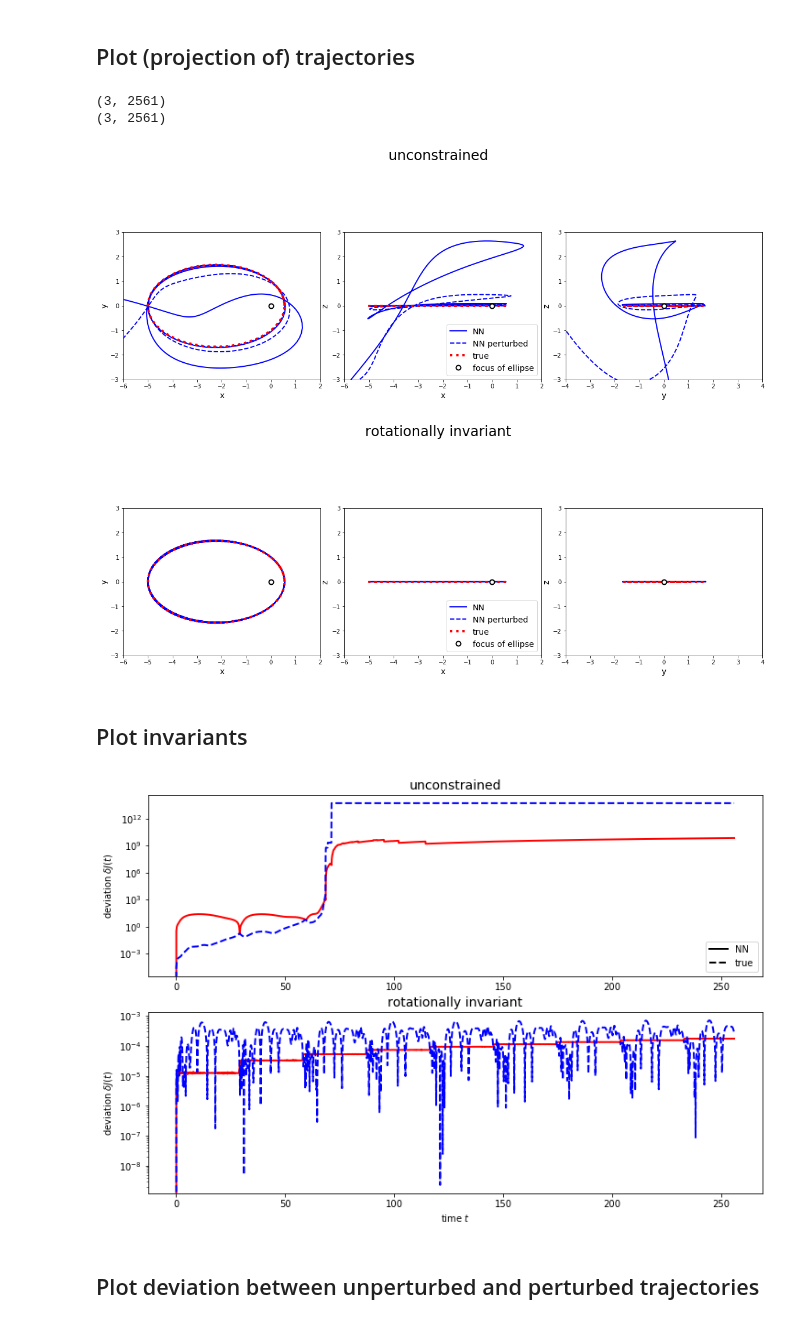
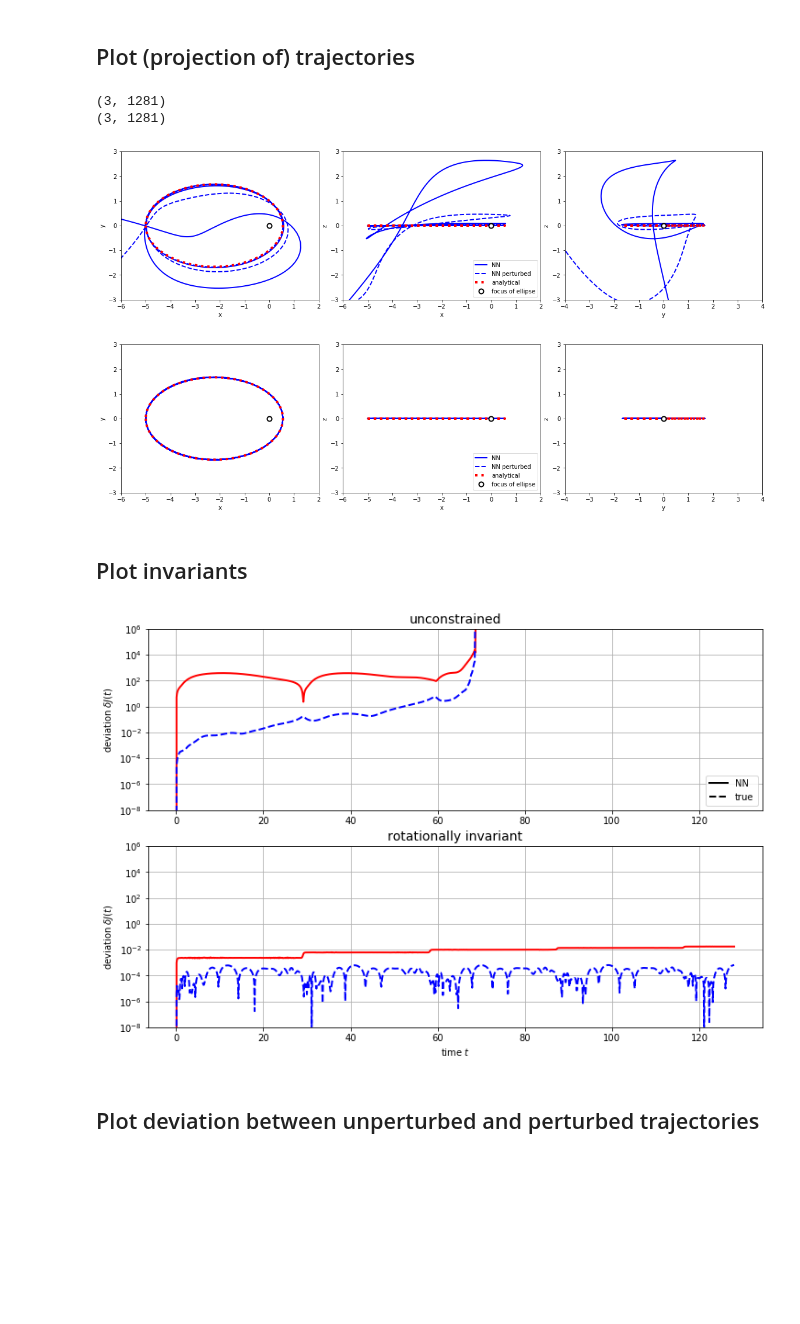
Before and after one commit to eikehmueller/mlconservation_code, a Jupyter notebook: src/EvaluateKeplerModel.ipynb, the cells around one changed output. Cells and saved outputs as stored; diff of their text form; code cells hidden in the pictures; blank space fills up the shorter version.

Commit message:
Updated notebook for evaluating the Kepler problem

```diff
--- a/src/EvaluateKeplerModel.ipynb
+++ b/src/EvaluateKeplerModel.ipynb
@@ -32,7 +31,7 @@ dim = 3
 
 mass = 1.0
 alpha = 1.0
-excentricity = 0.5
+excentricity = 0.8
 angular_momentum = 1.0
 
 kepler_solution = KeplerSolution(
@@ -52,10 +51,10 @@ monitors_nn_perturbed = {}
 
 for model_label in ["","rot"]:
     # load Lagrangian from disk
-    filetag = "_" if model_label == "" else "_"+model_label+"_"
+    filetag = "" if model_label == "" else "_"+model_label
     model_filename = f"../assets/trained_models/kepler/nn_lagrangian{filetag}/"
     nn_lagrangian = SingleParticleNNLagrangian.from_saved_model(model_filename)
-    model = LagrangianModel(nn_lagrangian)
+    model = NNLagrangianModel(nn_lagrangian)
     # Monitors
     monitors[model_label] = [PositionMonitor()]
     monitors_nn[model_label] = [PositionMonitor(),
@@ -92,49 +84,55 @@ Loading random numbers from file /home/eike/Work/Bath/git_workspace/mlconservati
 # %%
 title = {"":"unconstrained","rot":"rotationally invariant"}
 
 for model_label in ["","rot"]:
     # Indices of space dimensions for projection
     fig, axs = plt.subplots(1,3,figsize=(16,8))
     fig.tight_layout()
     q_all = monitors[model_label][0].data
     q_all_nn = monitors_nn[model_label][0].data
-    q_all_nn_perturbed = monitors_nn[model_label][0].data
+    q_all_nn_perturbed = monitors_nn_perturbed[model_label][0].data
     print (q_all.shape)
     idx = [[0,1],[0,2],[1,2]]
     labels = "xyz"
     Phi = np.arange(-np.pi,+np.pi,1.E-3)
     p_exact = kepler_solution.position(Phi)
     Phi_random = np.random.uniform(low=-np.pi, high=+np.pi,size=[100])
     p_exact_random = kepler_solution.position(Phi_random)
     for j in range(3):
-        axs[j].set_xlim(-3,+3)
-        if j==0:
-            axs[j].set_ylim(-3,+3)
+        axs[j].set_aspect(1)
+        if j<2:
+            axs[j].set_xlim(-6,+2)
         else:
-            axs[j].set_ylim(-1,+1)
-        axs[j].set_aspect(1)
-        axs[j].plot(q_all[idx[j][0],:],q_all[idx[j][1],:],
-                    linewidth=2,linestyle=":",color="blue",
-                    label="true")
+            axs[j].set_xlim(-4,+4)
+        axs[j].set_ylim(-3,+3)
+        #axs[j].plot(q_all[idx[j][0],:],q_all[idx[j][1],:],
+        #            linewidth=2,linestyle=":",color="blue",
+        #            label="true")
         axs[j].plot(q_all_nn[idx[j][0],:],q_all_nn[idx[j][1],:],
-                    linewidth=2,color="red",
+                    linewidth=2,color="blue",
                     label="NN")
         axs[j].plot(q_all_nn_perturbed[idx[j][0],:],
-                    q_all_nn_perturbed[idx[j][1],:],linewidth=2,color="red",linestyle="--",
+                    q_all_nn_perturbed[idx[j][1],:],linewidth=2,color="blue",linestyle="--",
                     label="NN perturbed")
-        #axs[j].plot(p_exact[idx[j][0],:],p_exact[idx[j][1],:],
-        #            linewidth=2,linestyle=":",color="black",
-        #            label="analytical")
-        if j==0:
-            axs[j].legend(loc="upper right",fontsize=14)
-        axs[j].set_xlabel(labels[idx[j][0]],fontsize=14)
-        axs[j].set_ylabel(labels[idx[j][1]],fontsize=14)
-    fig.suptitle(title[model_label],fontsize=24)
+        axs[j].plot(p_exact[idx[j][0],:],p_exact[idx[j][1],:],
+                    linewidth=4,linestyle=":",color="red",
+                    label="analytical")
+        axs[j].plot(0,0,
+                    markersize=8,marker='o',markerfacecolor="white",markeredgewidth=2,color="black",
+                    linewidth=0,
+                    label="focus of ellipse")
+        if j==1:
+            axs[j].legend(loc="lower right")
+        axs[j].set_xlabel(labels[idx[j][0]])
+        axs[j].set_ylabel(labels[idx[j][1]])
+    separator = "_" if model_label == "rot" else ""
+    fig.savefig(f"trajectories_kepler{separator}{model_label}.pdf",bbox_inches="tight")
+    #fig.sup_title(title[model_label])
 # %% [output]
-(3, 2561)
-(3, 2561)
+(3, 1281)
+(3, 1281)
-[figure, old version]
+[figure, new version]
-[figure, old version]
+[figure, new version]
 # %% [markdown]
 ## Plot invariants
 # %%
@@ -149,8 +147,8 @@ for row in [0,1]:
     invariant = monitors_nn[model_label][1].data
     invariant_true = monitors_nn[model_label][2].data
     ax = axs[row]
-    Q = np.linalg.norm(invariant[:,:].T-invariant[:,0],axis=1)/np.linalg.norm(invariant[:,0])
-    Q_true = np.linalg.norm(invariant_true[:,:].T-invariant_true[:,0],axis=1)/np.linalg.norm(invariant_true[:,0])
+    Q = np.linalg.norm(invariant[:,:].T-invariant[:,0],axis=1) # / np.linalg.norm(invariant[:,0])
+    Q_true = np.linalg.norm(invariant_true[:,:].T-invariant_true[:,0],axis=1) # / np.linalg.norm(invariant_true[:,0])
     ax.plot(trajectory_generator_nn.t,Q,linewidth=2,color="red")
     ax.plot(trajectory_generator_nn.t,Q_true,linewidth=2,linestyle="--",color="blue")
     if row==0:
@@ -160,12 +158,15 @@ for row in [0,1]:
     if row ==1:
         ax.set_xlabel("time $t$")
     ax.set_yscale("log")
+    ax.set_ylim(1.E-8,1.E6)
     ax.set_ylabel(r"deviation $\delta J(t)$")
     ax.set_title(title[model_label],fontsize=14)
+    ax.grid()
 
-#plt.show()
+plt.savefig("invariants_kepler.pdf",bbox_inches="tight")
+plt.show()
 # %% [output]
-[figure, old version]
+[figure, new version]
 # %% [markdown]
 ## Plot deviation between unperturbed and perturbed trajectories
 # %%
```
Also changed, not shown: parts of 3 cells of this notebook.
